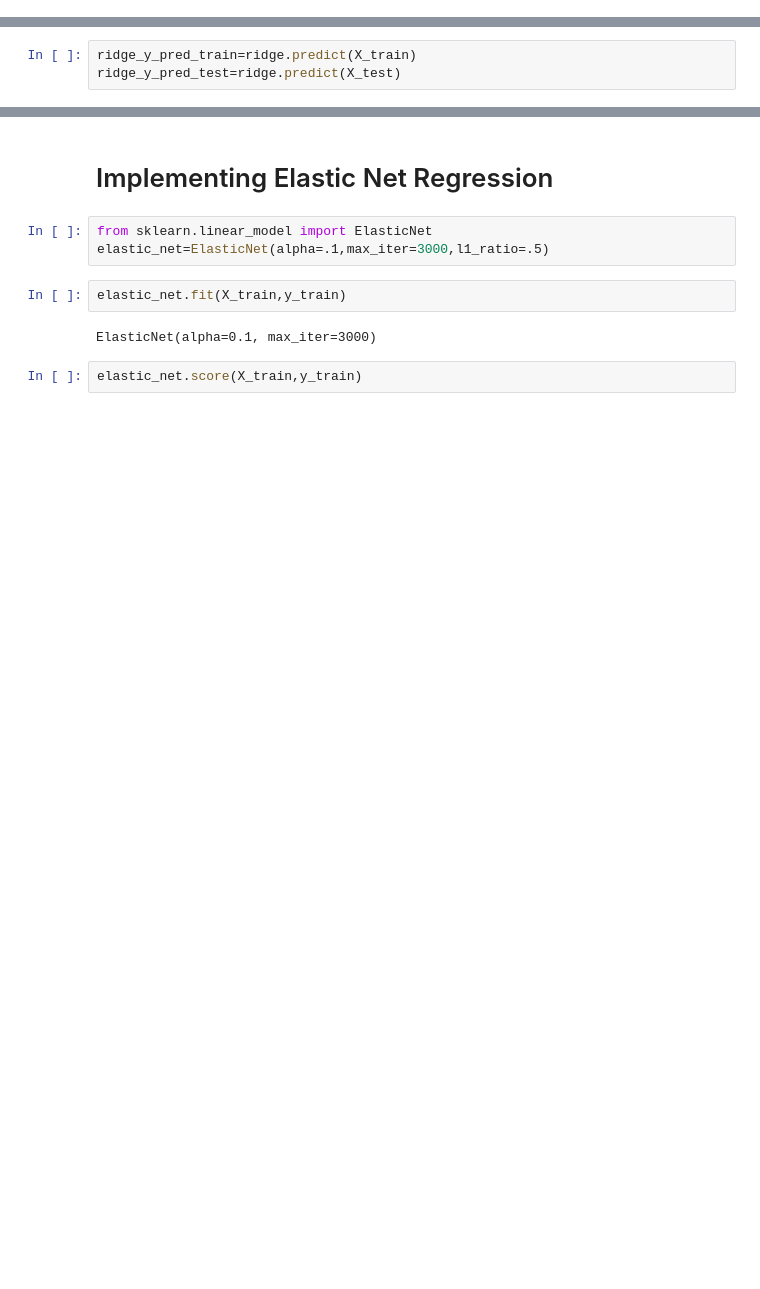
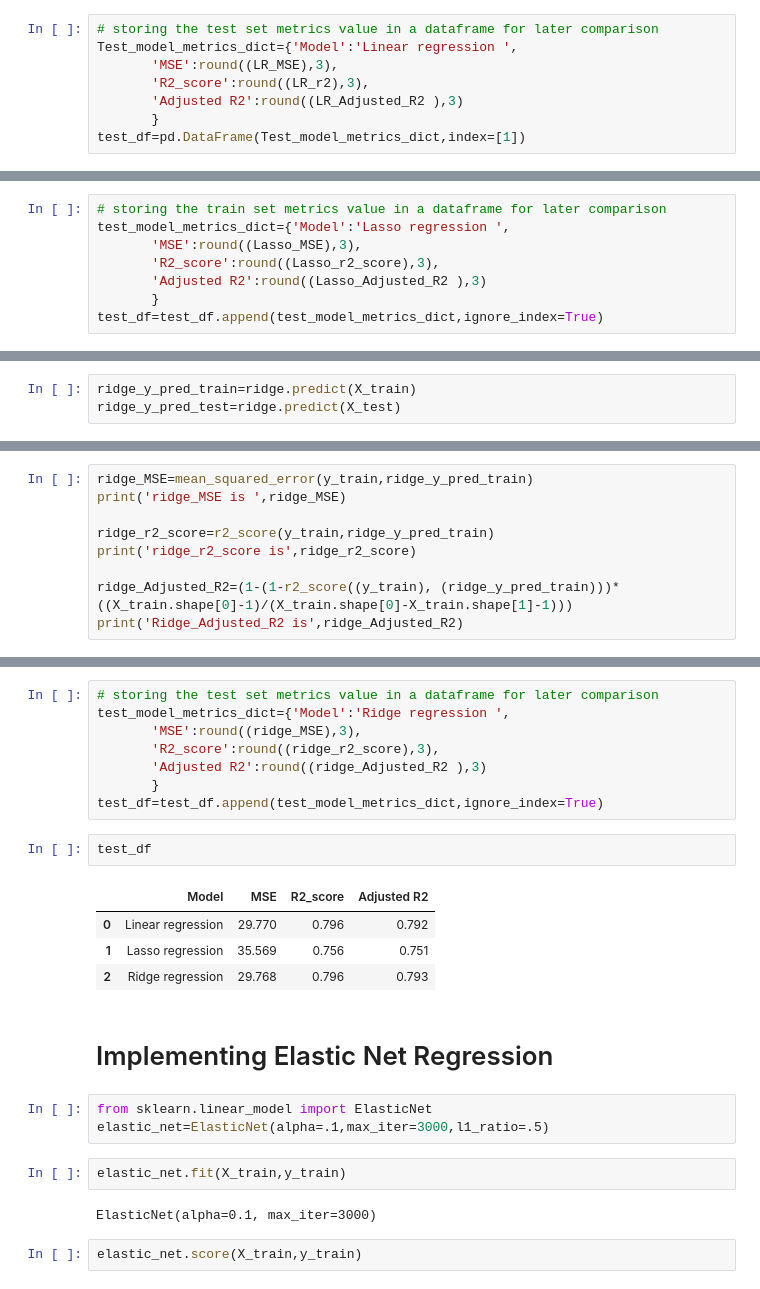
Before and after one commit to GoPlusUltra/Bike-Sharing-Prediction-Model, a Jupyter notebook: Copy_of_Bike_Sharing_Demand_Prediction_Capstone_Project.ipynb, the cells around one changed output, grey strips where cells are left out. Drawn from its saved outputs; the diff is of its cells as text; blank space fills up the shorter version.

```diff
--- a/Copy_of_Bike_Sharing_Demand_Prediction_Capstone_Project.ipynb
+++ b/Copy_of_Bike_Sharing_Demand_Prediction_Capstone_Project.ipynb
@@ -768,3 +783,11 @@ R2 score is 0.8506994392194545
+# %%
+# storing the test set metrics value in a dataframe for later comparison
+Test_model_metrics_dict={'Model':'Linear regression ',
+       'MSE':round((LR_MSE),3),
+       'R2_score':round((LR_r2),3),
+       'Adjusted R2':round((LR_Adjusted_R2 ),3)
+       }
+test_df=pd.DataFrame(Test_model_metrics_dict,index=[1])
 # %% [markdown]
 # Implementing Lasso regression
 # %%
@@ -810,0 +861,8 @@ Adjusted_Lasso_r2_score is 0.33703817679695014
+# %%
+# storing the train set metrics value in a dataframe for later comparison
+test_model_metrics_dict={'Model':'Lasso regression ',
+       'MSE':round((Lasso_MSE),3),
+       'R2_score':round((Lasso_r2_score),3),
+       'Adjusted R2':round((Lasso_Adjusted_R2 ),3)
+       }
+test_df=test_df.append(test_model_metrics_dict,ignore_index=True)
@@ -825,0 +892,9 @@ ridge_y_pred_test=ridge.predict(X_test)
+# %%
+ridge_MSE=mean_squared_error(y_train,ridge_y_pred_train)
+print('ridge_MSE is ',ridge_MSE)
+
+ridge_r2_score=r2_score(y_train,ridge_y_pred_train)
+print('ridge_r2_score is',ridge_r2_score)
+
+ridge_Adjusted_R2=(1-(1-r2_score((y_train), (ridge_y_pred_train)))*((X_train.shape[0]-1)/(X_train.shape[0]-X_train.shape[1]-1)))
+print('Ridge_Adjusted_R2 is',ridge_Adjusted_R2)
@@ -839,3 +928,18 @@ Ridge_Adjusted_R2 is 0.856876427461481
+# %%
+# storing the test set metrics value in a dataframe for later comparison
+test_model_metrics_dict={'Model':'Ridge regression ',
+       'MSE':round((ridge_MSE),3),
+       'R2_score':round((ridge_r2_score),3),
+       'Adjusted R2':round((ridge_Adjusted_R2 ),3)
+       }
+test_df=test_df.append(test_model_metrics_dict,ignore_index=True)
+# %%
+test_df
+# %% [output]
+|  | Model | MSE | R2_score | Adjusted R2 |
+| 0 | Linear regression | 29.770 | 0.796 | 0.792 |
+| 1 | Lasso regression | 35.569 | 0.756 | 0.751 |
+| 2 | Ridge regression | 29.768 | 0.796 | 0.793 |
 # %% [markdown]
 # Implementing Elastic Net Regression
 # %%
```
Also changed, not shown: parts of 68 cells of this notebook.
